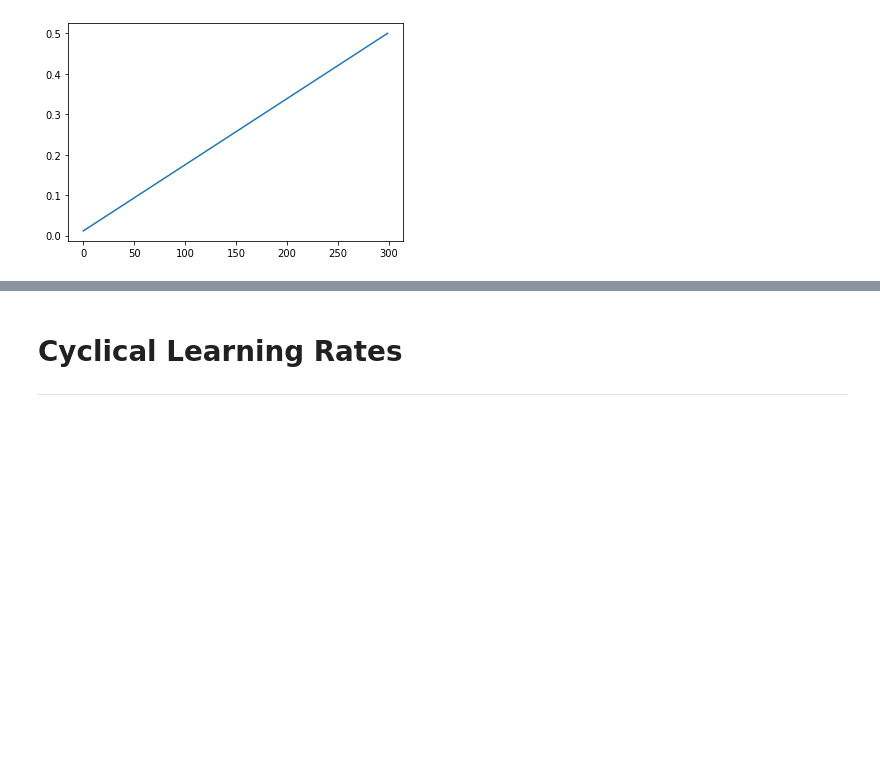
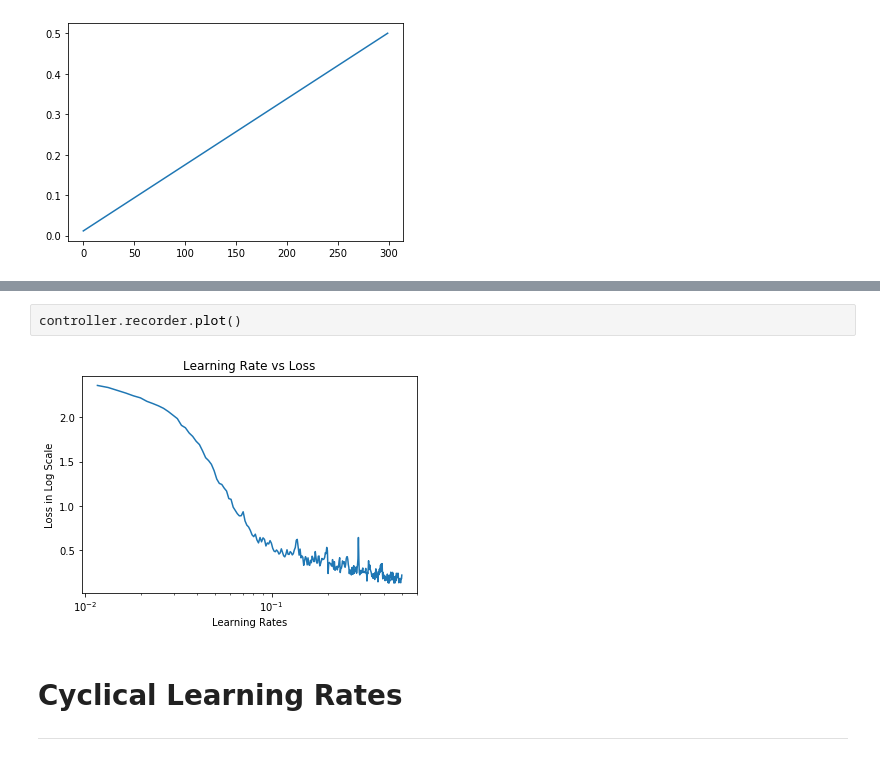
Before and after one commit to AmanDaVinci/DeepOrigins, a Jupyter notebook: notebooks/06_Hyperparameter-Scheduling-with-Callbacks.ipynb, the cells around one changed output, grey strips where cells are left out. Saved outputs shown, nothing was run; the diff lists cells and outputs as text; blank space fills up the shorter version.

```diff
--- a/notebooks/06_Hyperparameter-Scheduling-with-Callbacks.ipynb
+++ b/notebooks/06_Hyperparameter-Scheduling-with-Callbacks.ipynb
@@ -166,3 +186,7 @@ controller.recorder.plot_losses()
+# %%
+controller.recorder.plot()
+# %% [output]
+[figure, added]
 # %% [markdown]
 # Cyclical Learning Rates
 ---
```
Also changed, not shown: parts of 48 cells of this notebook.
